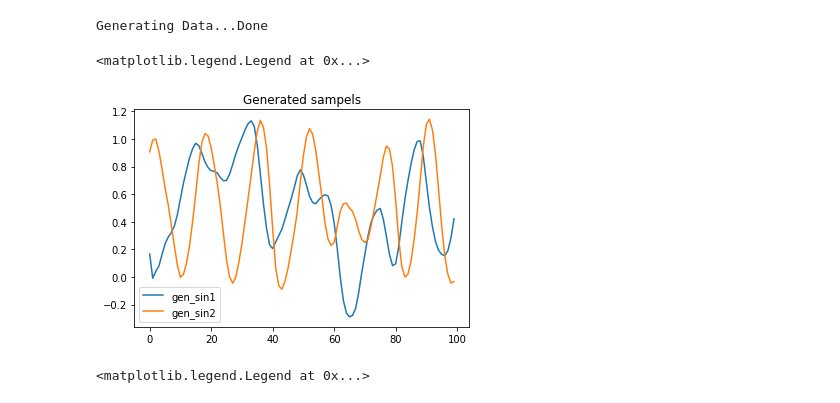
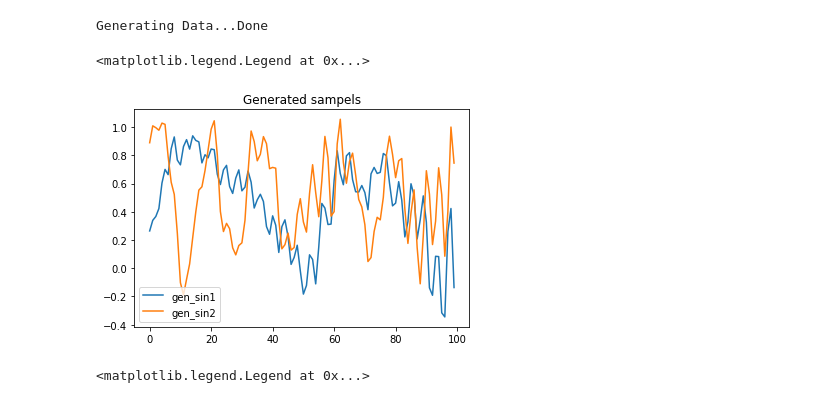
Before and after one commit to Kohmann/master-GAN, a Jupyter notebook: TimeGAN/timegan_testing.ipynb, the cells around one changed output. Cells and saved outputs as stored; diff of their text form; code cells hidden in the pictures.

```diff
--- a/TimeGAN/timegan_testing.ipynb
+++ b/TimeGAN/timegan_testing.ipynb
@@ -34,7 +33,8 @@ run = neptune.init_run(
 device = "cuda" if torch.cuda.is_available() else "cpu"
 
 params = {
-    "n_epochs": 400,
+    "model_name": "model_rnn.pt",
+    "n_epochs": 1000,
     "l_rate": 0.0001,
     "batch_size": 32,
     "num_layers": 2,
@@ -71,9 +71,10 @@ timegan_trainer(model,
                 max_seq_len=params["max_seq_len"],
                 dis_thresh=params["dis_thresh"],
                 neptune_logger=run,
+                model_name=params["model_name"]
                 )
 # Generate random synthetic data
-gen_z = timegan_generator(model, torch.tensor(testset.T), "model.pt", torch.device(device), testset[0][0].size(0), 100)
+gen_z = timegan_generator(model, torch.tensor(testset.T), params["model_name"], torch.device(device), testset[0][0].size(0), 100)
 
 r = np.array([data[0].numpy() for data in testset])
 f_pca = visualization(r, gen_z, 'pca')
@@ -84,6 +85,8 @@ run["tsne"].upload(f_tsne)
 plt.close(f_tsne)
 
 run["mode_collapse"] = modeCollapseEvaluator(r, gen_z)
+run["model_checkpoint"].upload(params["model_name"])
+
 
 run.stop()
 # %% [output]
@@ -96,18 +110,18 @@ Start Joint Training
 # %%
-gen_z = timegan_generator(model, torch.tensor(testset.T), "model_rnn_temporal.pt", torch.device(device), testset[0][0].size(0),
+gen_z = timegan_generator(model, torch.tensor(testset.T), "model_rnn.pt", torch.device(device), testset[0][0].size(0),
                           100)
 # %% [output]
 Generating Data...Done
 # %%
-sample = 8
+sample = 1
 plt.plot(gen_z[sample][:, 0], label="gen_sin1")
 plt.plot(gen_z[sample][:, 1], label="gen_sin2")
 #plt.plot(gen_z[sample][:, 2], label="gen_sin3")
 plt.title("Generated sampels")
 plt.legend()
 # %% [output]
 <matplotlib.legend.Legend at 0x...>
-[figure, old version]
+[figure, new version]
 # %%
 sample = 4
 real_combo = create_sin3(gen_z[sample][:,0], gen_z[sample][:,0], temporal=True)
```
Also changed, not shown: parts of 2 cells of this notebook, 5 other files.
